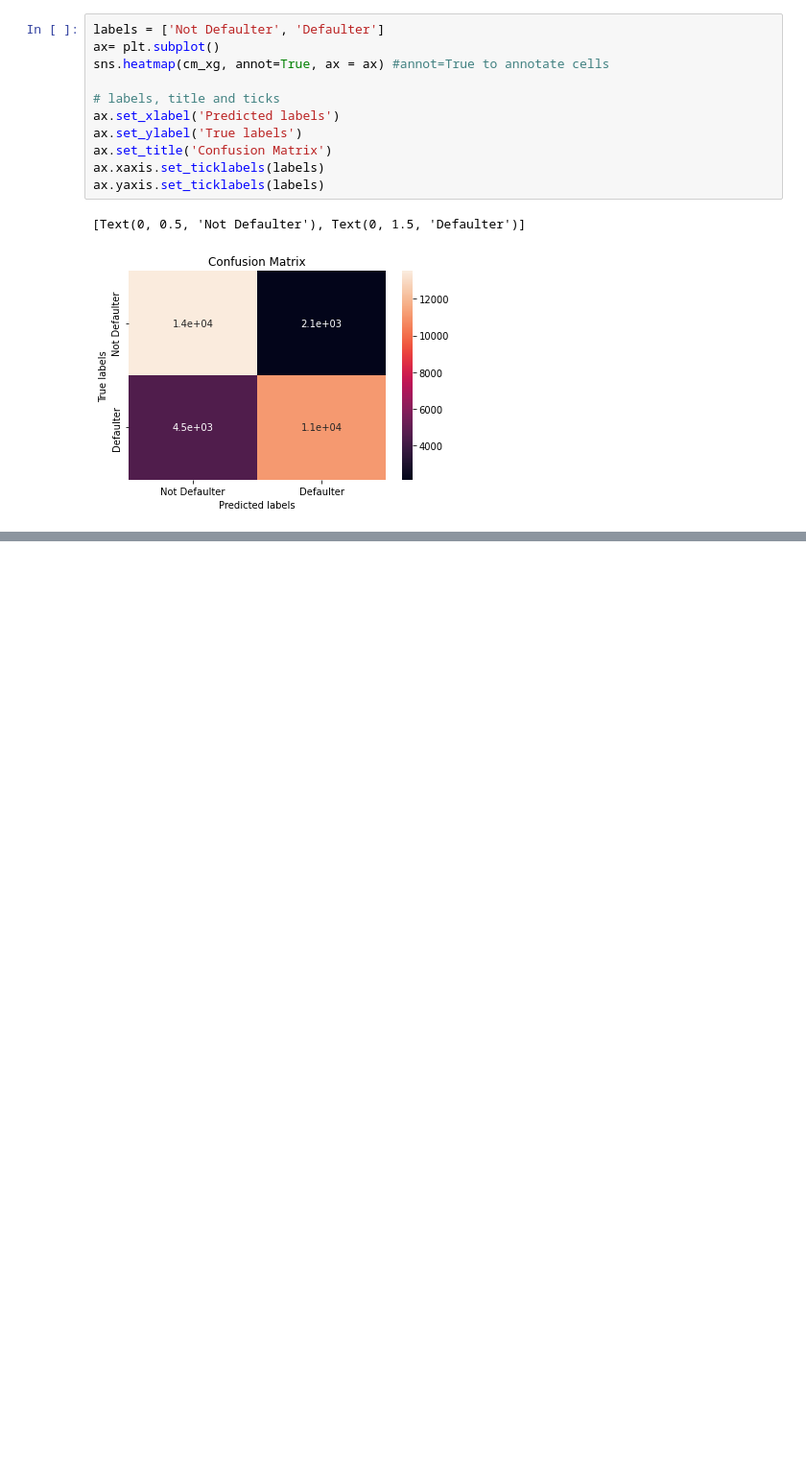
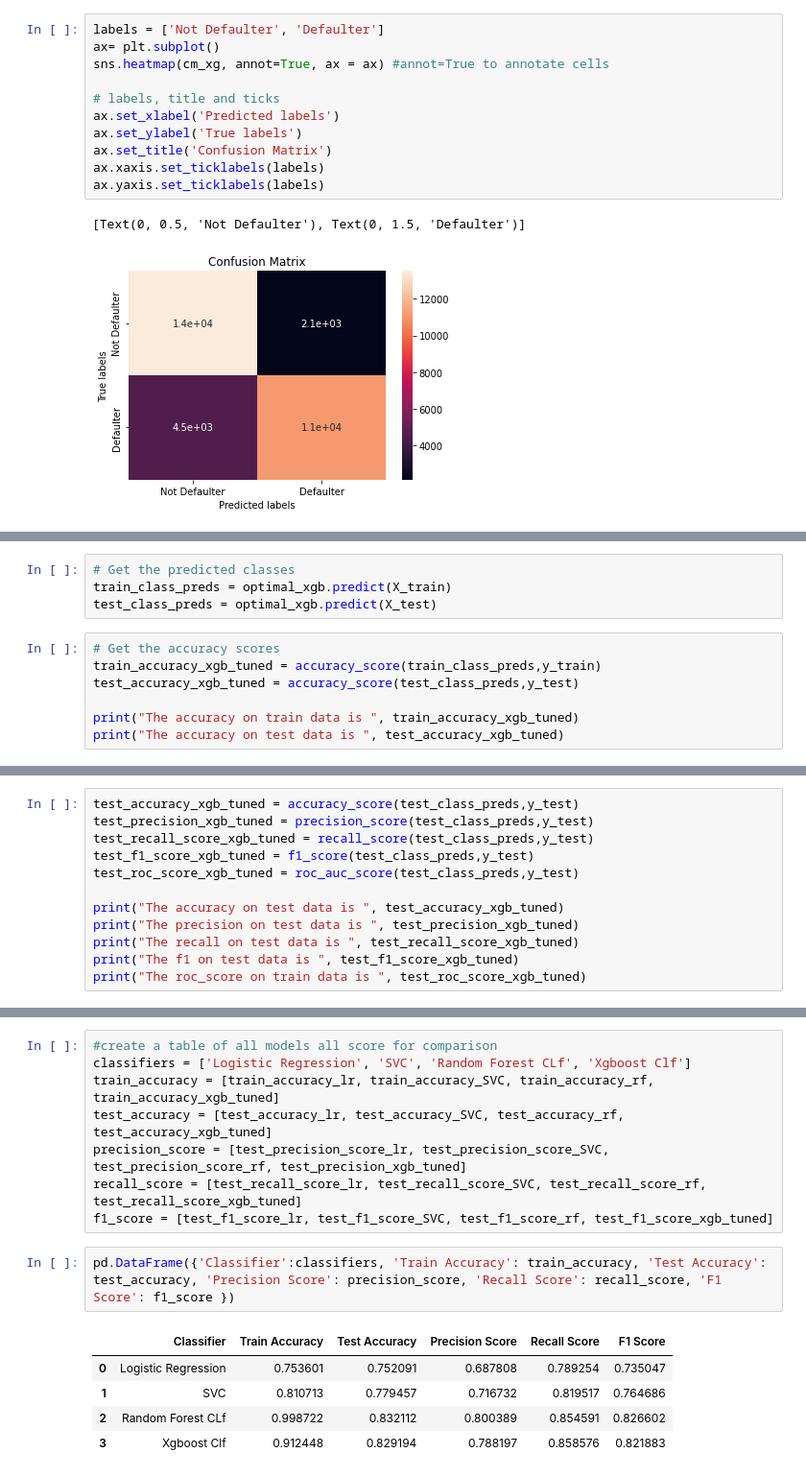
Before and after one commit to BalaramPanigrahy/Credit-Card-Default-Prediction, a Jupyter notebook: Credit_Card_Default_Prediction_Capstone_Project.ipynb, the cells around one changed output, grey strips where cells are left out. Shown at 96% size. Drawn from its saved outputs; the diff is of its cells as text; blank space fills up the shorter version.

```diff
--- a/Credit_Card_Default_Prediction_Capstone_Project.ipynb
+++ b/Credit_Card_Default_Prediction_Capstone_Project.ipynb
@@ -1642,0 +1694,11 @@ ax.yaxis.set_ticklabels(labels)
+# %%
+# Get the predicted classes
+train_class_preds = optimal_xgb.predict(X_train)
+test_class_preds = optimal_xgb.predict(X_test)
+# %%
+# Get the accuracy scores
+train_accuracy_xgb_tuned = accuracy_score(train_class_preds,y_train)
+test_accuracy_xgb_tuned = accuracy_score(test_class_preds,y_test)
+
+print("The accuracy on train data is ", train_accuracy_xgb_tuned)
+print("The accuracy on test data is ", test_accuracy_xgb_tuned)
@@ -1642,0 +1708,12 @@ ax.yaxis.set_ticklabels(labels)
+# %%
+test_accuracy_xgb_tuned = accuracy_score(test_class_preds,y_test)
+test_precision_xgb_tuned = precision_score(test_class_preds,y_test)
+test_recall_score_xgb_tuned = recall_score(test_class_preds,y_test)
+test_f1_score_xgb_tuned = f1_score(test_class_preds,y_test)
+test_roc_score_xgb_tuned = roc_auc_score(test_class_preds,y_test)
+
+print("The accuracy on test data is ", test_accuracy_xgb_tuned)
+print("The precision on test data is ", test_precision_xgb_tuned)
+print("The recall on test data is ", test_recall_score_xgb_tuned)
+print("The f1 on test data is ", test_f1_score_xgb_tuned)
+print("The roc_score on train data is ", test_roc_score_xgb_tuned)
@@ -1642,0 +1800,16 @@ ax.yaxis.set_ticklabels(labels)
+# %%
+#create a table of all models all score for comparison
+classifiers = ['Logistic Regression', 'SVC', 'Random Forest CLf', 'Xgboost Clf']
+train_accuracy = [train_accuracy_lr, train_accuracy_SVC, train_accuracy_rf, train_accuracy_xgb_tuned]
+test_accuracy = [test_accuracy_lr, test_accuracy_SVC, test_accuracy_rf, test_accuracy_xgb_tuned]
+precision_score = [test_precision_score_lr, test_precision_score_SVC, test_precision_score_rf, test_precision_xgb_tuned]
+recall_score = [test_recall_score_lr, test_recall_score_SVC, test_recall_score_rf, test_recall_score_xgb_tuned]
+f1_score = [test_f1_score_lr, test_f1_score_SVC, test_f1_score_rf, test_f1_score_xgb_tuned]
+# %%
+pd.DataFrame({'Classifier':classifiers, 'Train Accuracy': train_accuracy, 'Test Accuracy': test_accuracy, 'Precision Score': precision_score, 'Recall Score': recall_score, 'F1 Score': f1_score })
+# %% [output]
+|  | Classifier | Train Accuracy | Test Accuracy | Precision Score | Recall Score | F1 Score |
+| 0 | Logistic Regression | 0.753601 | 0.752091 | 0.687808 | 0.789254 | 0.735047 |
+| 1 | SVC | 0.810713 | 0.779457 | 0.716732 | 0.819517 | 0.764686 |
+| 2 | Random Forest CLf | 0.998722 | 0.832112 | 0.800389 | 0.854591 | 0.826602 |
+| 3 | Xgboost Clf | 0.912448 | 0.829194 | 0.788197 | 0.858576 | 0.821883 |
```
Also changed, not shown: parts of 27 cells of this notebook.
